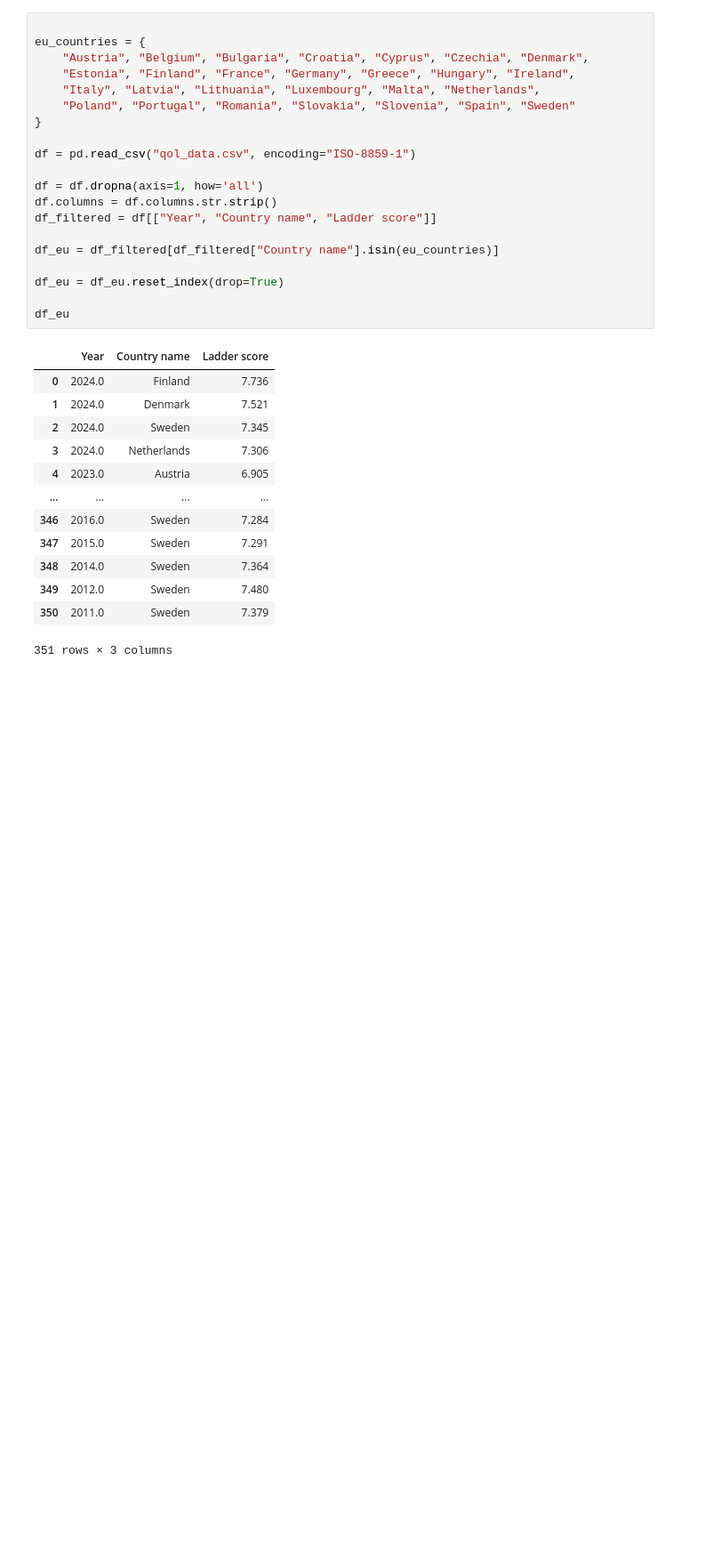
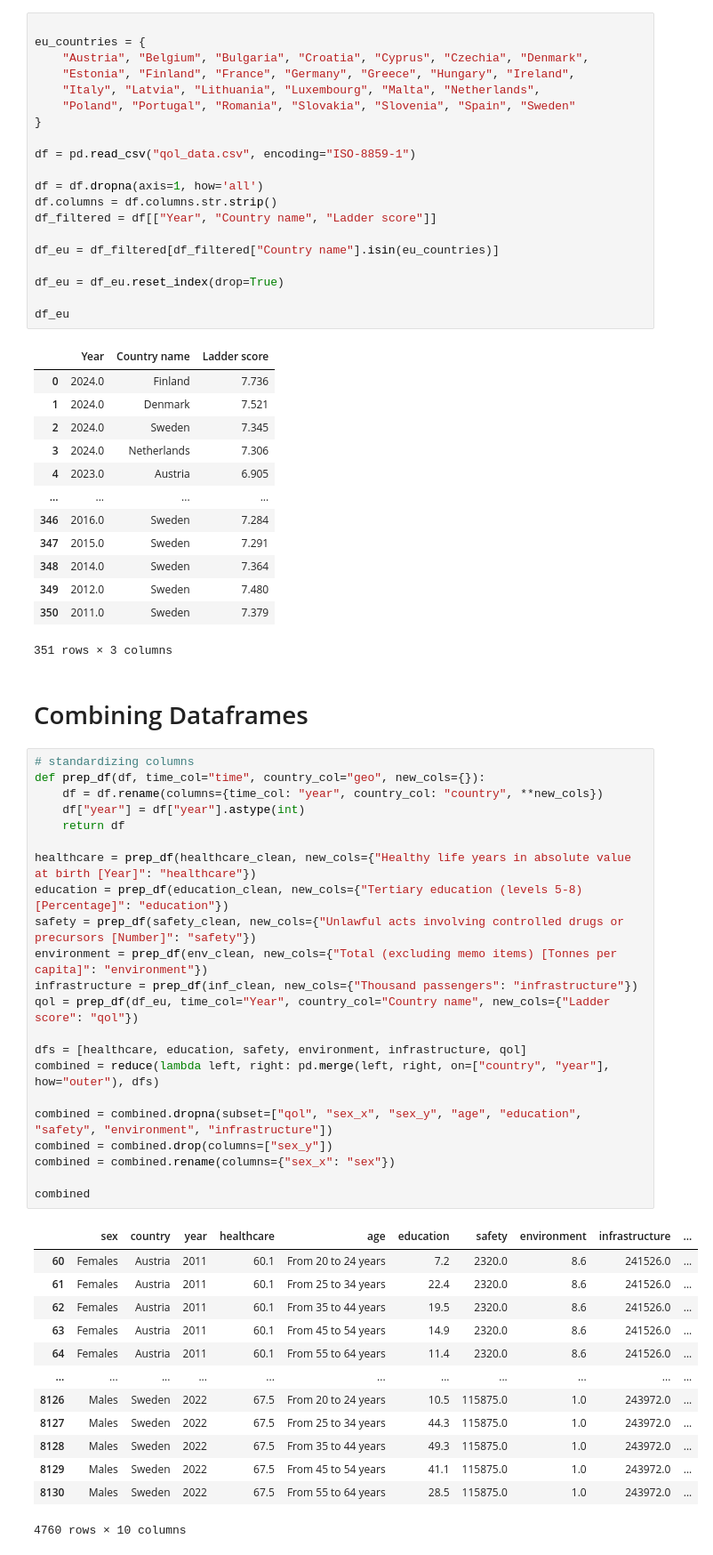
Before and after one commit to mke27/life, a Jupyter notebook: datasets/preprocessed-datasets/api_csv_data_cleaned.ipynb, the cells around one changed output. Shown at 89% size. Saved outputs shown, nothing was run; the diff lists cells and outputs as text; blank space fills up the shorter version.

Commit message:
Combining all dataframes into one dataframe and adding visualizations plotting QoL vs. each of our factors

```diff
--- a/datasets/preprocessed-datasets/api_csv_data_cleaned.ipynb
+++ b/datasets/preprocessed-datasets/api_csv_data_cleaned.ipynb
@@ -309,3 +311,41 @@ df_eu
 | 349 | 2012.0 | Sweden | 7.480 |
 | 350 | 2011.0 | Sweden | 7.379 |
 351 rows × 3 columns
+# %% [markdown]
+# Combining Dataframes
+# %%
+# standardizing columns
+def prep_df(df, time_col="time", country_col="geo", new_cols={}):
+    df = df.rename(columns={time_col: "year", country_col: "country", **new_cols})
+    df["year"] = df["year"].astype(int)
+    return df
+
+healthcare = prep_df(healthcare_clean, new_cols={"Healthy life years in absolute value at birth [Year]": "healthcare"})
+education = prep_df(education_clean, new_cols={"Tertiary education (levels 5-8) [Percentage]": "education"})
+safety = prep_df(safety_clean, new_cols={"Unlawful acts involving controlled drugs or precursors [Number]": "safety"})
+environment = prep_df(env_clean, new_cols={"Total (excluding memo items) [Tonnes per capita]": "environment"})
+infrastructure = prep_df(inf_clean, new_cols={"Thousand passengers": "infrastructure"})
+qol = prep_df(df_eu, time_col="Year", country_col="Country name", new_cols={"Ladder score": "qol"})
+
+dfs = [healthcare, education, safety, environment, infrastructure, qol]
+combined = reduce(lambda left, right: pd.merge(left, right, on=["country", "year"], how="outer"), dfs)
+
+combined = combined.dropna(subset=["qol", "sex_x", "sex_y", "age", "education", "safety", "environment", "infrastructure"])
+combined = combined.drop(columns=["sex_y"])
+combined = combined.rename(columns={"sex_x": "sex"})
+
+combined
+# %% [output]
+|  | sex | country | year | healthcare | age | education | safety | environment | infrastructure | ... |
+| 60 | Females | Austria | 2011 | 60.1 | From 20 to 24 years | 7.2 | 2320.0 | 8.6 | 241526.0 | ... |
+| 61 | Females | Austria | 2011 | 60.1 | From 25 to 34 years | 22.4 | 2320.0 | 8.6 | 241526.0 | ... |
+| 62 | Females | Austria | 2011 | 60.1 | From 35 to 44 years | 19.5 | 2320.0 | 8.6 | 241526.0 | ... |
+| 63 | Females | Austria | 2011 | 60.1 | From 45 to 54 years | 14.9 | 2320.0 | 8.6 | 241526.0 | ... |
+| 64 | Females | Austria | 2011 | 60.1 | From 55 to 64 years | 11.4 | 2320.0 | 8.6 | 241526.0 | ... |
+| ... | ... | ... | ... | ... | ... | ... | ... | ... | ... | ... |
+| 8126 | Males | Sweden | 2022 | 67.5 | From 20 to 24 years | 10.5 | 115875.0 | 1.0 | 243972.0 | ... |
+| 8127 | Males | Sweden | 2022 | 67.5 | From 25 to 34 years | 44.3 | 115875.0 | 1.0 | 243972.0 | ... |
+| 8128 | Males | Sweden | 2022 | 67.5 | From 35 to 44 years | 49.3 | 115875.0 | 1.0 | 243972.0 | ... |
+| 8129 | Males | Sweden | 2022 | 67.5 | From 45 to 54 years | 41.1 | 115875.0 | 1.0 | 243972.0 | ... |
+| 8130 | Males | Sweden | 2022 | 67.5 | From 55 to 64 years | 28.5 | 115875.0 | 1.0 | 243972.0 | ... |
+4760 rows × 10 columns
```
Also changed, not shown: parts of 7 cells of this notebook.
